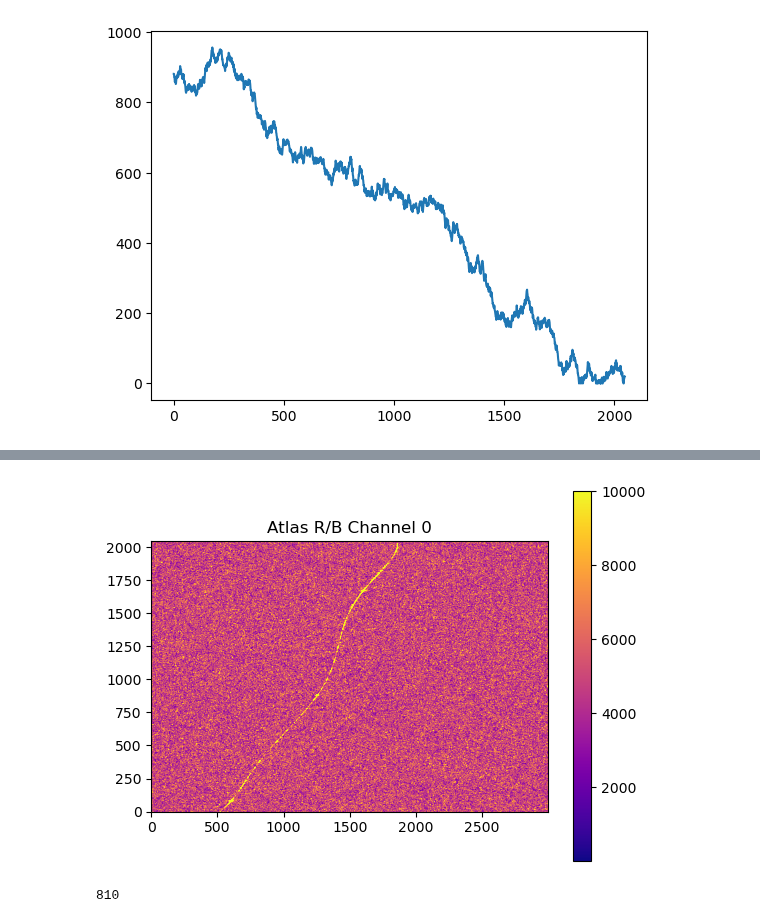
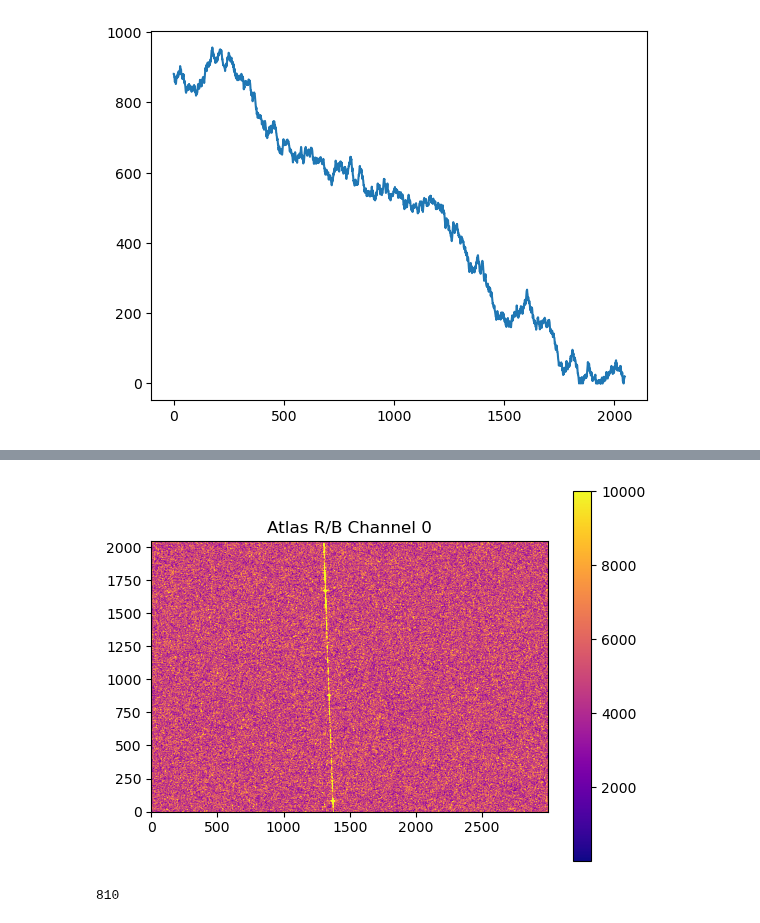
Before and after one commit to phoeberyder/atlas_rb, a Jupyter notebook: atlas_rb.ipynb, the cells around one changed output, grey strips where cells are left out. Cells and saved outputs as stored; diff of their text form; code cells hidden in the pictures.

```diff
--- a/atlas_rb.ipynb
+++ b/atlas_rb.ipynb
@@ -224,10 +225,10 @@ plt.show()
 # %%
-plt.imshow(power_corrected3[:, 134000:137000], vmax = 10000, cmap = 'plasma', origin='lower')
+plt.imshow(power_corrected2[:, 134000:137000], vmax = 10000, cmap = 'plasma', origin='lower')
 plt.title('Atlas R/B Channel 0')
 plt.colorbar()
 plt.show()
 # %% [output]
-[figure, old version]
+[figure, new version]
 # %%
 134810-134000
 # %% [output]
```
Also changed, not shown: parts of 7 cells of this notebook.
